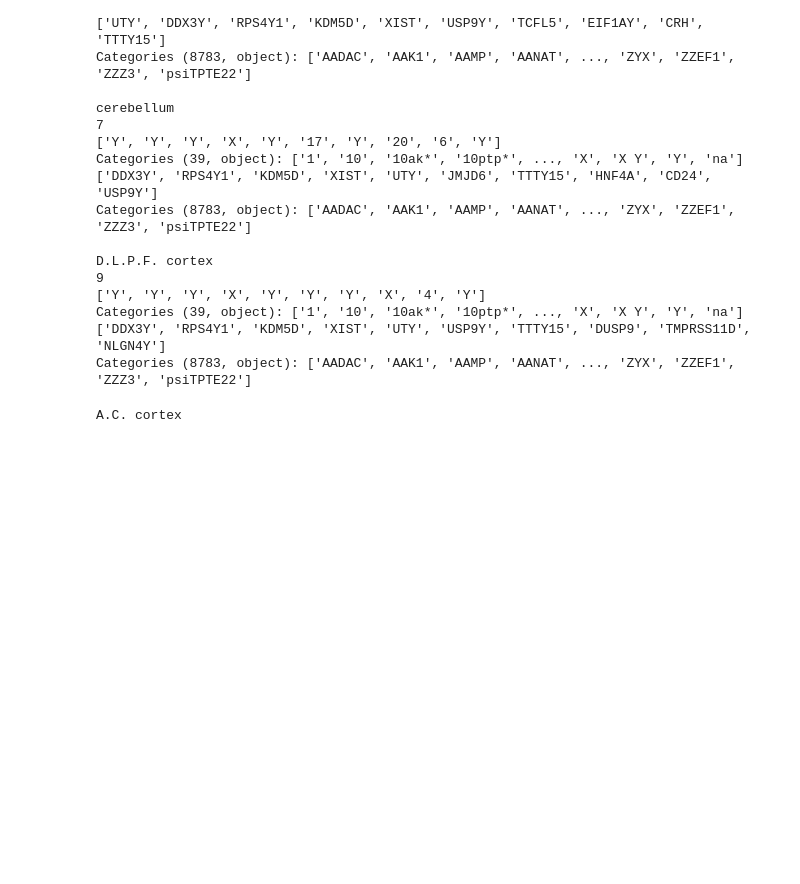
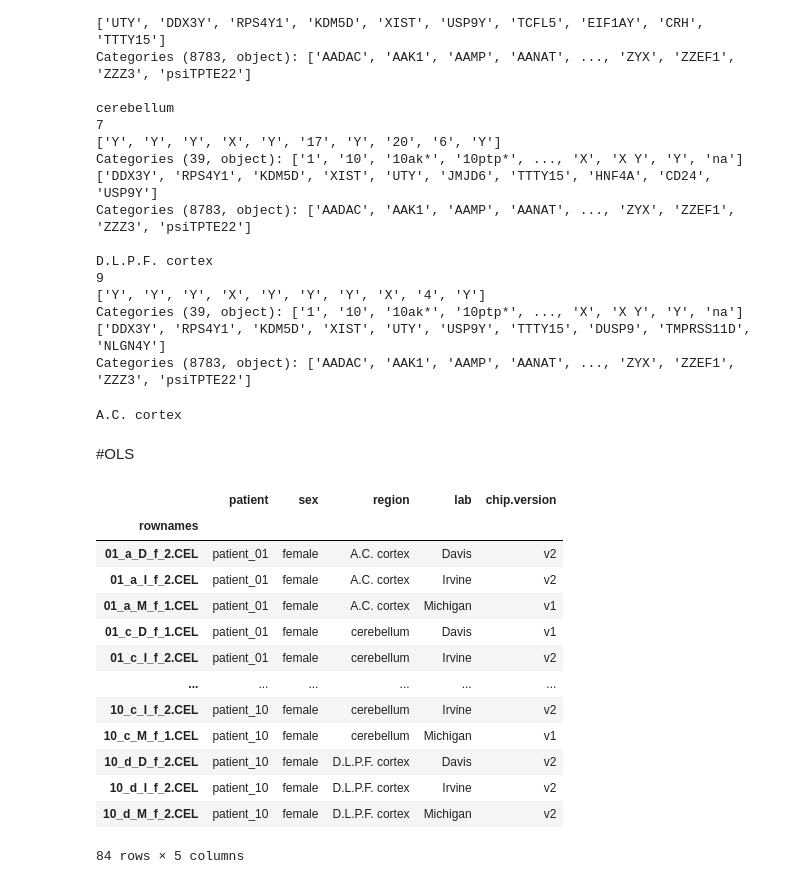
Before and after one commit to unique-subedi/604-gene-expression, a Jupyter notebook: Vinod_gene_expression_master.ipynb, the cells around one changed output. Saved outputs shown, nothing was run; the diff lists cells and outputs as text; code cells hidden in the pictures; blank space fills up the shorter version.

```diff
--- a/Vinod_gene_expression_master.ipynb
+++ b/Vinod_gene_expression_master.ipynb
@@ -175,3 +182,22 @@ for tissue in express_samp_loc["region"].unique():
   c += 1
 # %% [output]
 A.C. cortex
+# %% [markdown]
+#OLS
+# %%
+samples
+# %% [output]
+|  | patient | sex | region | lab | chip.version |
+| rownames |  |  |  |  |  |
+| 01_a_D_f_2.CEL | patient_01 | female | A.C. cortex | Davis | v2 |
+| 01_a_I_f_2.CEL | patient_01 | female | A.C. cortex | Irvine | v2 |
+| 01_a_M_f_1.CEL | patient_01 | female | A.C. cortex | Michigan | v1 |
+| 01_c_D_f_1.CEL | patient_01 | female | cerebellum | Davis | v1 |
+| 01_c_I_f_2.CEL | patient_01 | female | cerebellum | Irvine | v2 |
+| ... | ... | ... | ... | ... | ... |
+| 10_c_I_f_2.CEL | patient_10 | female | cerebellum | Irvine | v2 |
+| 10_c_M_f_1.CEL | patient_10 | female | cerebellum | Michigan | v1 |
+| 10_d_D_f_2.CEL | patient_10 | female | D.L.P.F. cortex | Davis | v2 |
+| 10_d_I_f_2.CEL | patient_10 | female | D.L.P.F. cortex | Irvine | v2 |
+| 10_d_M_f_2.CEL | patient_10 | female | D.L.P.F. cortex | Michigan | v2 |
+84 rows × 5 columns
```
Also changed, not shown: parts of 6 cells of this notebook.
